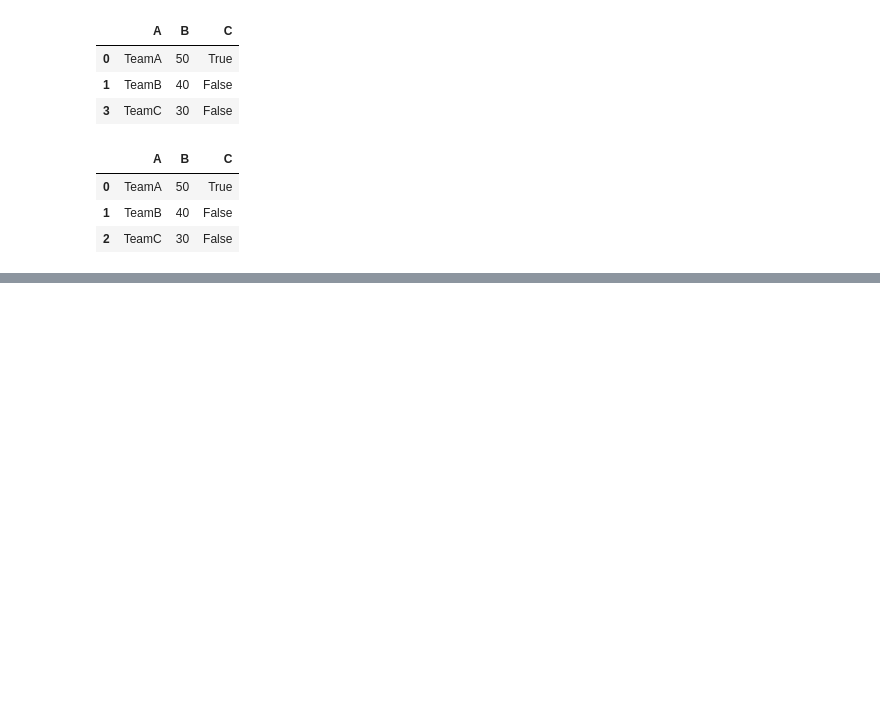
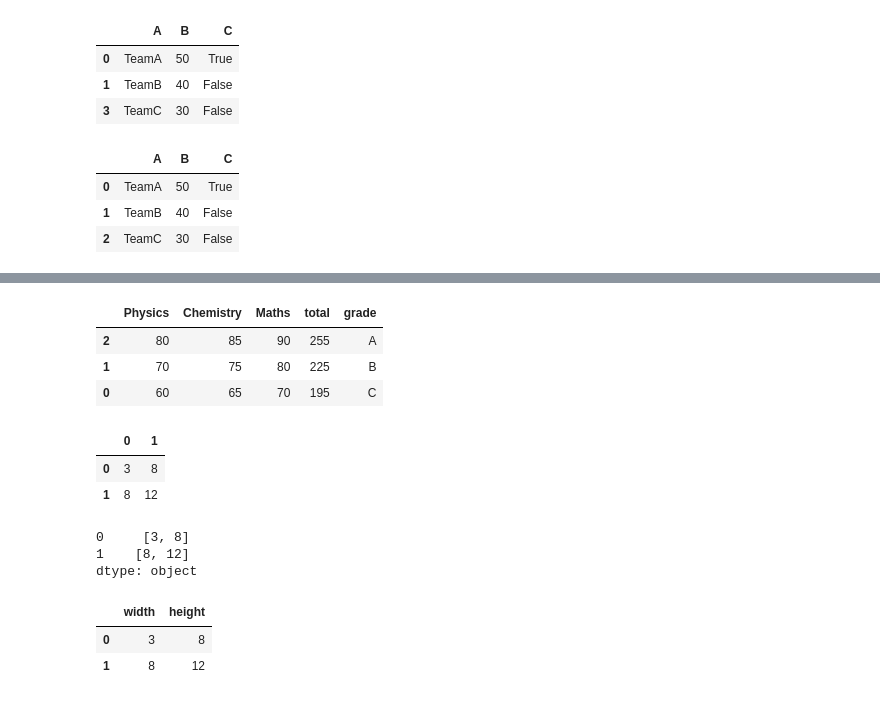
Before and after one commit to koffandaff/Python-2, a Jupyter notebook: T1/Ch1/Notes/Dhruvil/p1.ipynb, the cells around one changed output, grey strips where cells are left out. Drawn from its saved outputs; the diff is of its cells as text; code cells hidden in the pictures; blank space fills up the shorter version.

```diff
--- a/T1/Ch1/Notes/Dhruvil/p1.ipynb
+++ b/T1/Ch1/Notes/Dhruvil/p1.ipynb
@@ -1231,0 +1358,9 @@ df
+# %%
+# topper
+toplist = df.sort_values(by='grade')
+toplist
+# %% [output]
+|  | Physics | Chemistry | Maths | total | grade |
+| 2 | 80 | 85 | 90 | 255 | A |
+| 1 | 70 | 75 | 80 | 225 | B |
+| 0 | 60 | 65 | 70 | 195 | C |
@@ -1231,0 +1374,18 @@ df
+# %%
+df.apply(get_stats, axis=1, result_type='expand')
+# %% [output]
+|  | 0 | 1 |
+| 0 | 3 | 8 |
+| 1 | 8 | 12 |
+# %%
+df.apply(get_stats, axis=1, result_type='reduce')
+# %% [output]
+0     [3, 8]
+1    [8, 12]
+dtype: object
+# %%
+df.apply(get_stats, axis=1, result_type='broadcast')
+# %% [output]
+|  | width | height |
+| 0 | 3 | 8 |
+| 1 | 8 | 12 |
```
Also changed, not shown: parts of 23 cells of this notebook.
